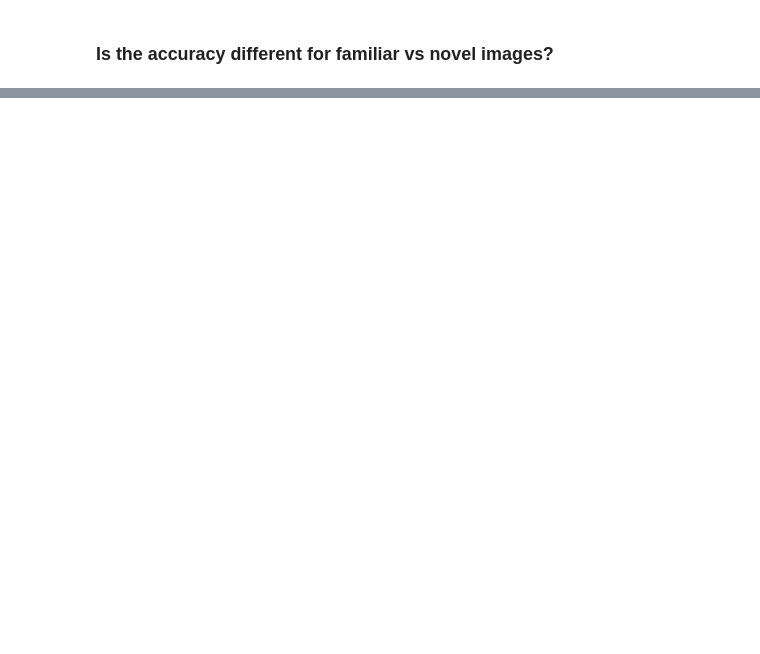
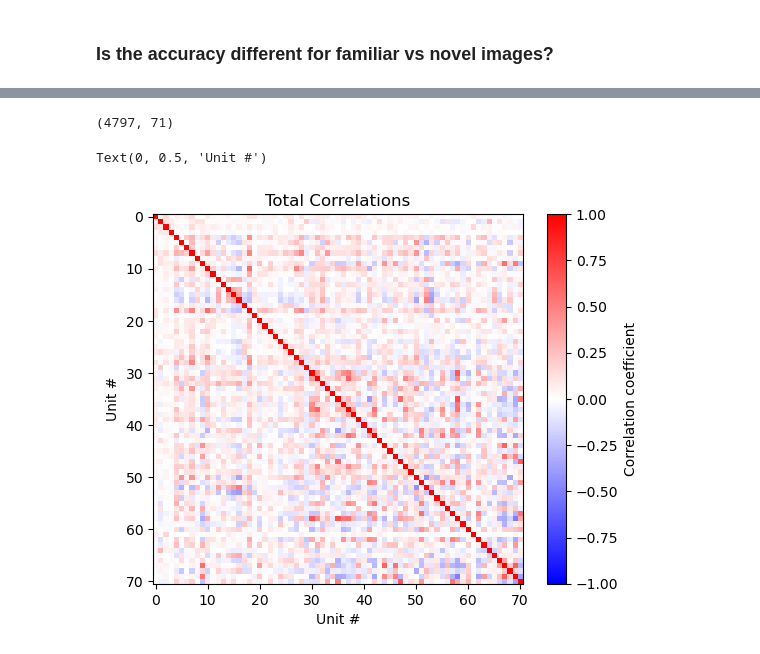
Before and after one commit to mattjdavis/SWDB_2024_Physiology, a Jupyter notebook: code/workshop_2_population_coding.ipynb, the cells around one changed output, grey strips where cells are left out. Cells and saved outputs as stored; diff of their text form; code cells hidden in the pictures; blank space fills up the shorter version.

```diff
--- a/code/workshop_2_population_coding.ipynb
+++ b/code/workshop_2_population_coding.ipynb
@@ -493,0 +587,14 @@ print(labels)
+# %%
+responses.shape
+# %% [output]
+(4797, 71)
+# %%
+total_correlations = np.corrcoef(responses.T)
+plt.imshow(total_correlations, cmap='bwr', clim=(-1,1))
+plt.colorbar(label='Correlation coefficient')
+plt.title('Total Correlations')
+plt.xlabel('Unit #')
+plt.ylabel('Unit #')
+# %% [output]
+Text(0, 0.5, 'Unit #')
+[figure, added]
```
Also changed, not shown: parts of 59 cells of this notebook.
